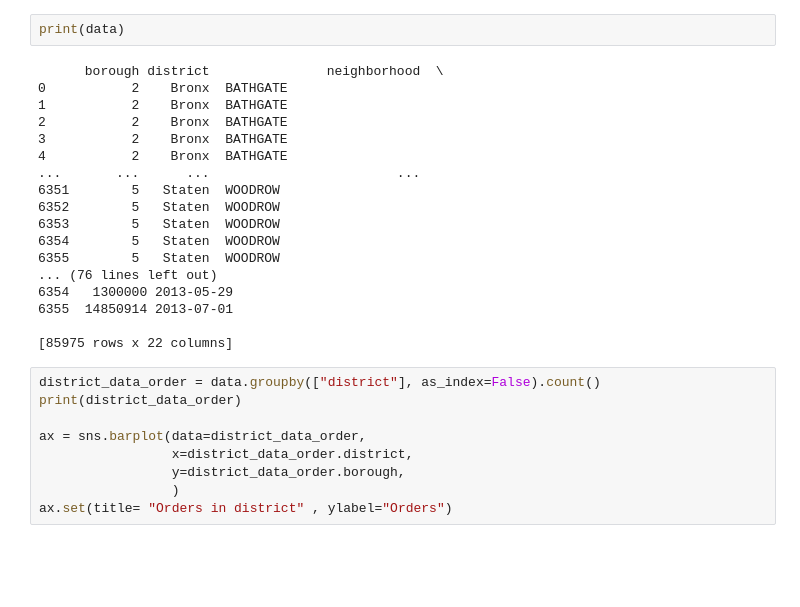
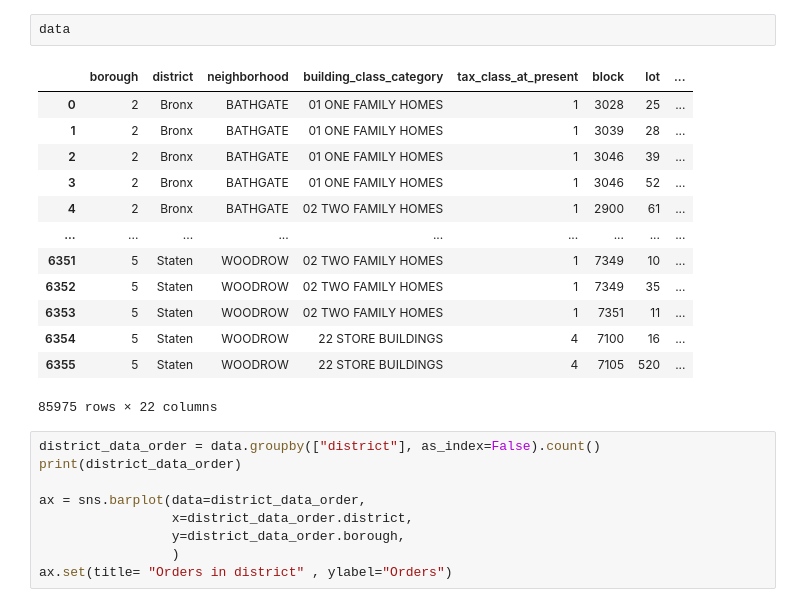
Before and after one commit to Spirit-Hat/DSML, a Jupyter notebook: lab2/lab2.ipynb, the cells around one changed output. Cells and saved outputs as stored; diff of their text form; blank space fills up the shorter version.

```diff
--- a/lab2/lab2.ipynb
+++ b/lab2/lab2.ipynb
@@ -56,23 +47,19 @@ Index(['borough', 'district', 'neighborhood', 'building_class_category',
-# %%
-print(data)
-# %% [output]
-      borough district               neighborhood  \
-0           2    Bronx  BATHGATE
-1           2    Bronx  BATHGATE
-2           2    Bronx  BATHGATE
-3           2    Bronx  BATHGATE
-4           2    Bronx  BATHGATE
-...       ...      ...                        ...
-6351        5   Staten  WOODROW
-6352        5   Staten  WOODROW
-6353        5   Staten  WOODROW
-6354        5   Staten  WOODROW
-6355        5   Staten  WOODROW
-... (76 lines left out)
-6354   1300000 2013-05-29
-6355  14850914 2013-07-01
-
-[85975 rows x 22 columns]
+# %%
+data
+# %% [output]
+|  | borough | district | neighborhood | building_class_category | tax_class_at_present | block | lot | ... |
+| 0 | 2 | Bronx | BATHGATE | 01 ONE FAMILY HOMES | 1 | 3028 | 25 | ... |
+| 1 | 2 | Bronx | BATHGATE | 01 ONE FAMILY HOMES | 1 | 3039 | 28 | ... |
+| 2 | 2 | Bronx | BATHGATE | 01 ONE FAMILY HOMES | 1 | 3046 | 39 | ... |
+| 3 | 2 | Bronx | BATHGATE | 01 ONE FAMILY HOMES | 1 | 3046 | 52 | ... |
+| 4 | 2 | Bronx | BATHGATE | 02 TWO FAMILY HOMES | 1 | 2900 | 61 | ... |
+| ... | ... | ... | ... | ... | ... | ... | ... | ... |
+| 6351 | 5 | Staten | WOODROW | 02 TWO FAMILY HOMES | 1 | 7349 | 10 | ... |
+| 6352 | 5 | Staten | WOODROW | 02 TWO FAMILY HOMES | 1 | 7349 | 35 | ... |
+| 6353 | 5 | Staten | WOODROW | 02 TWO FAMILY HOMES | 1 | 7351 | 11 | ... |
+| 6354 | 5 | Staten | WOODROW | 22 STORE BUILDINGS | 4 | 7100 | 16 | ... |
+| 6355 | 5 | Staten | WOODROW | 22 STORE BUILDINGS | 4 | 7105 | 520 | ... |
+85975 rows × 22 columns
 # %%
 district_data_order = data.groupby(["district"], as_index=False).count()
 print(district_data_order)
```
Also changed, not shown: parts of 2 cells of this notebook, 2 other files.
